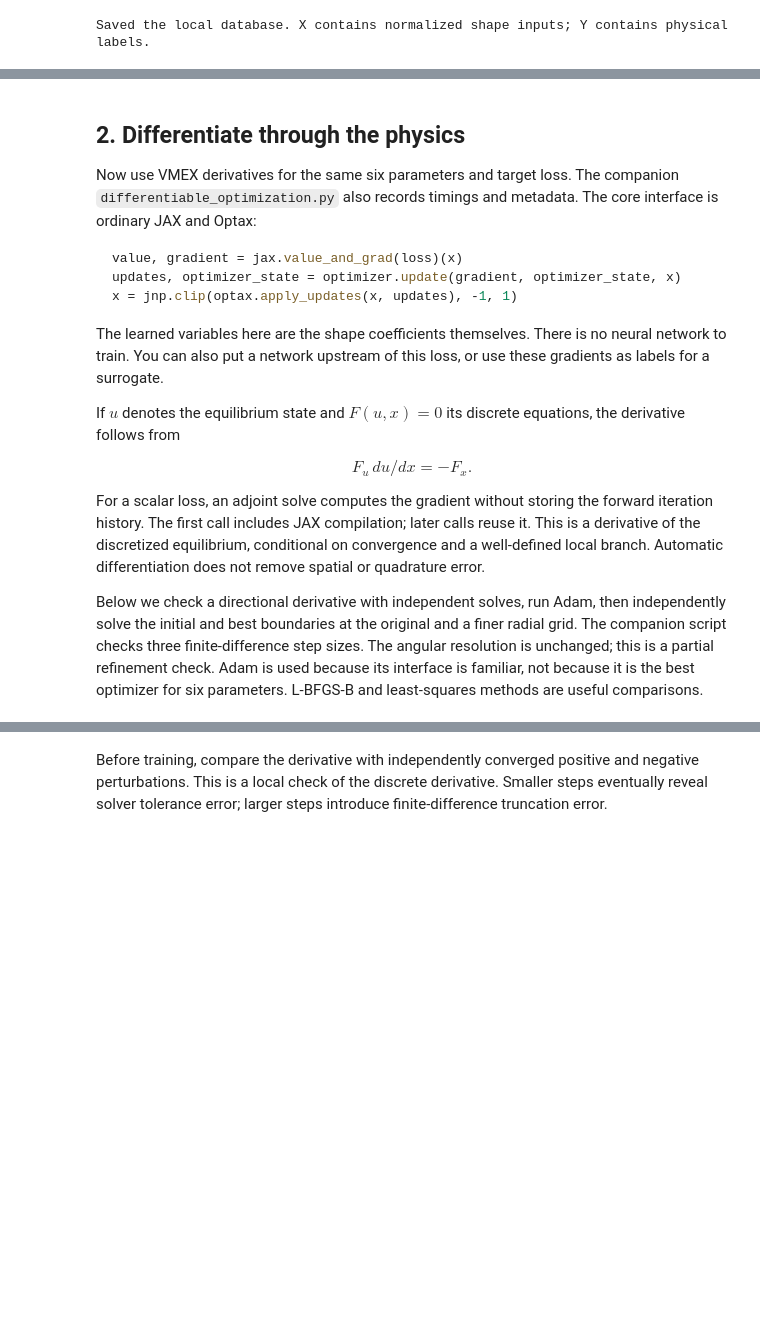
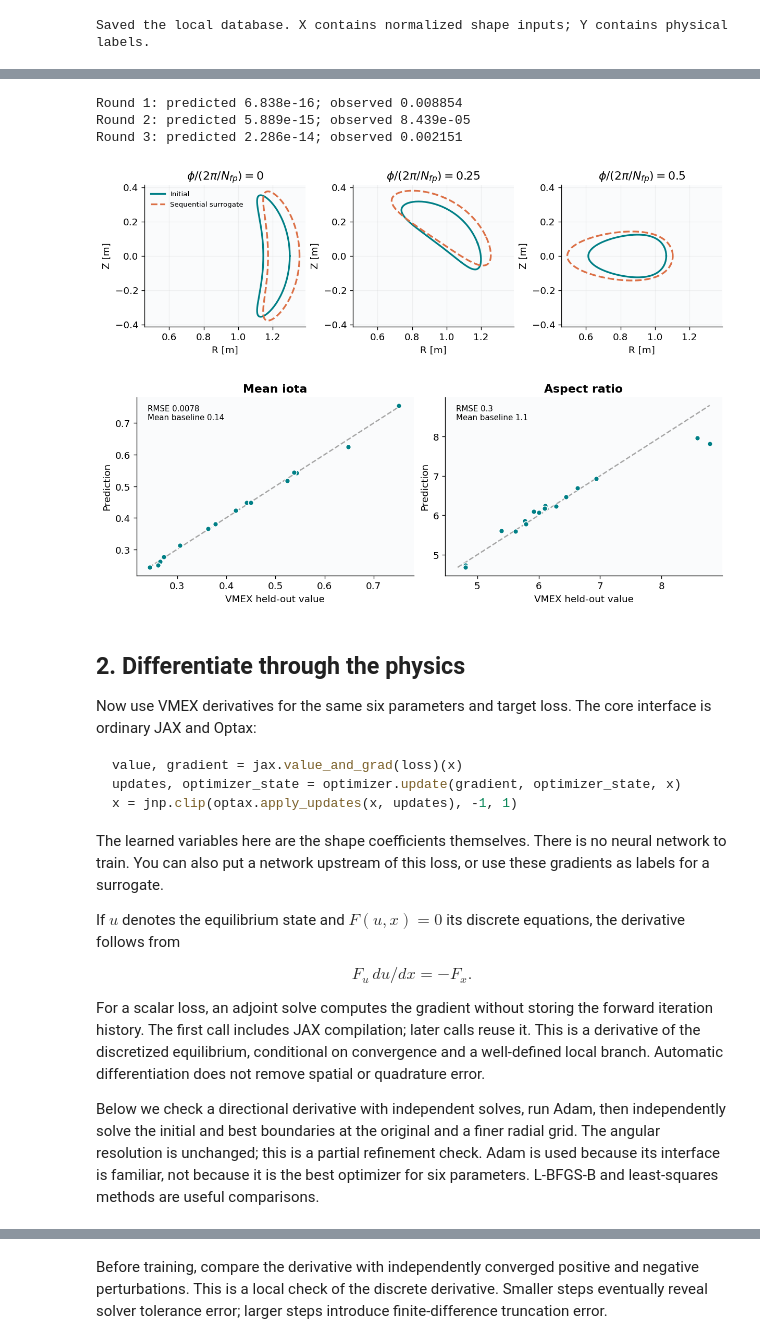
Before and after one commit to uwplasma/vmex, a Jupyter notebook: examples/machine_learning/stellarator_optimization.ipynb, the cells around one changed output, grey strips where cells are left out. Drawn from its saved outputs; the diff is of its cells as text; code cells hidden in the pictures; blank space fills up the shorter version.

Commit message:
Expand ML examples with substantial shape optimization and advanced notebook studies

````diff
--- a/examples/machine_learning/stellarator_optimization.ipynb
+++ b/examples/machine_learning/stellarator_optimization.ipynb
@@ -279,8 +302,9 @@ def score(labels):
 
 candidates = 2*qmc.Sobol(len(DOF_NAMES), scramble=True, seed=RANDOM_SEED+1).random_base2(12)-1
 proposed_x = candidates[np.argmin(score(center+scale*surrogate(candidates)))]
-proposal = solve(proposed_x)
-proposal_y = np.asarray(physical_labels(proposal.state, proposal.runtime))
+proposal_y, proposal_error = observe(proposed_x)
+if proposal_error:
+    print("Proposal failed:", proposal_error)
 print(f"True loss: {score(Y[0]):.6f} → {score(proposal_y):.6f}")
 selected_x = proposed_x if score(proposal_y) < score(Y[0]) else np.zeros(len(DOF_NAMES))
 # %% [output]
@@ -296,7 +328,48 @@ Saved the local database. X contains normalized shape inputs; Y contains physica
+# %%
+def propose(surrogate, center, scale):
+    """Minimize predicted loss from several promising points in the box."""
+    def predicted_loss(x):
+        return float(score(center+scale*surrogate(np.atleast_2d(x)))[0])
+    starts = candidates[np.argsort(score(center+scale*surrogate(candidates)))[:MULTISTART]]
+    fits = [minimize(predicted_loss, x, method="L-BFGS-B", bounds=[(-1, 1)]*len(x)) for x in starts]
+    best = min(fits, key=lambda fit: fit.fun)
+    return best.x, best.fun
+# %%
+active_X, active_Y = X[train].copy(), Y[train].copy()
+pool_X, pool_Y = np.vstack([active_X, proposed_x]), np.vstack([active_Y, proposal_y])
+incumbent_x = pool_X[np.nanargmin(score(pool_Y))]
+acquisition_errors = []
+acquisitions, observed = [], [float(np.nanmin(score(pool_Y)))]
+for round_index in range(ACTIVE_ROUNDS):
+    center, scale = active_Y.mean(0), np.maximum(active_Y.std(0), 1e-12)
+    surrogate = RBFInterpolator(active_X, (active_Y-center)/scale, smoothing=1e-6)
+    candidate, predicted = propose(surrogate, center, scale)
+    labels, error = observe(candidate)
+    acquisition_errors.append(error)
+    acquisitions.append(candidate); observed.append(float(score(labels)))
+    if error:
+        print("Acquisition failed:", error)
+        continue
+    active_X = np.vstack([active_X, candidate]); active_Y = np.vstack([active_Y, labels])
+    print(f"Round {round_index+1}: predicted {predicted:.4g}; observed {observed[-1]:.4g}")
+# %% [output]
+Round 1: predicted 6.838e-16; observed 0.008854
+Round 2: predicted 5.889e-15; observed 8.439e-05
+Round 3: predicted 2.286e-14; observed 0.002151
+# %%
+active_best = incumbent_x if np.nanargmin(observed) == 0 else acquisitions[np.nanargmin(observed)-1]
+show_sections([initial, solve(active_best)], ["Initial", "Sequential surrogate"])
+center, scale = active_Y.mean(0), np.maximum(active_Y.std(0), 1e-12)
+surrogate = RBFInterpolator(active_X, (active_Y-center)/scale, smoothing=1e-6)
+show_predictions(Y[test], center+scale*surrogate(X[test]), center)
+np.savez(OUTPUT / "acquisition.npz", X=active_X, Y=active_Y, losses=observed, proposals=acquisitions, errors=acquisition_errors)
+# %% [output]
+[figure, added]
+[figure, added]
 # %% [markdown]
 ## 2. Differentiate through the physics
 
-Now use VMEX derivatives for the same six parameters and target loss. The companion `differentiable_optimization.py` also records timings and metadata. The core interface is ordinary JAX and Optax:
+Now use VMEX derivatives for the same six parameters and target loss. The core interface is ordinary JAX and Optax:
 
 ```python
 value, gradient = jax.value_and_grad(loss)(x)
@@ -314,7 +387,7 @@ $$
 
 For a scalar loss, an adjoint solve computes the gradient without storing the forward iteration history. The first call includes JAX compilation; later calls reuse it. This is a derivative of the discretized equilibrium, conditional on convergence and a well-defined local branch. Automatic differentiation does not remove spatial or quadrature error.
 
-Below we check a directional derivative with independent solves, run Adam, then independently solve the initial and best boundaries at the original and a finer radial grid. The companion script checks three finite-difference step sizes. The angular resolution is unchanged; this is a partial refinement check. Adam is used because its interface is familiar, not because it is the best optimizer for six parameters. L-BFGS-B and least-squares methods are useful comparisons.
+Below we check a directional derivative with independent solves, run Adam, then independently solve the initial and best boundaries at the original and a finer radial grid. The angular resolution is unchanged; this is a partial refinement check. Adam is used because its interface is familiar, not because it is the best optimizer for six parameters. L-BFGS-B and least-squares methods are useful comparisons.
 # %%
 def loss(x):
     """Normalized parameters → VMEX equilibrium → scalar loss."""
````
Also changed, not shown: parts of 39 cells of this notebook, 4 other files.
